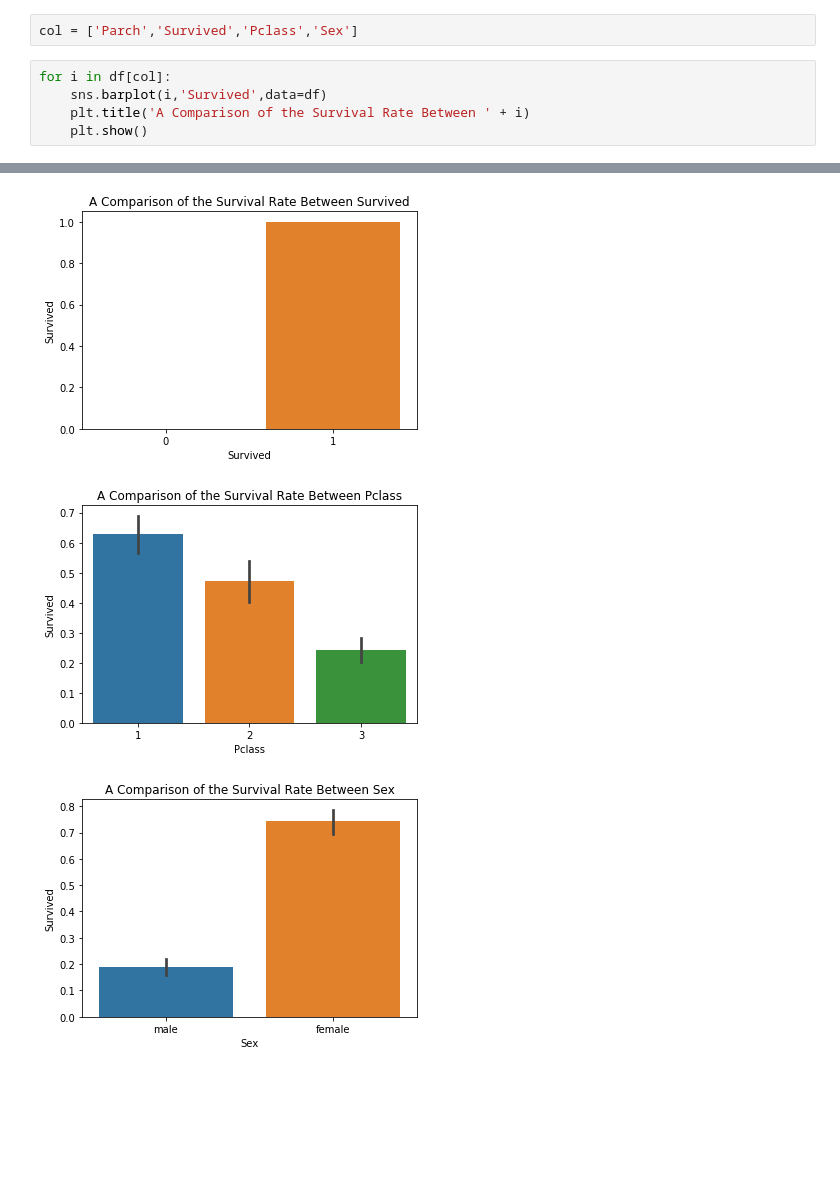
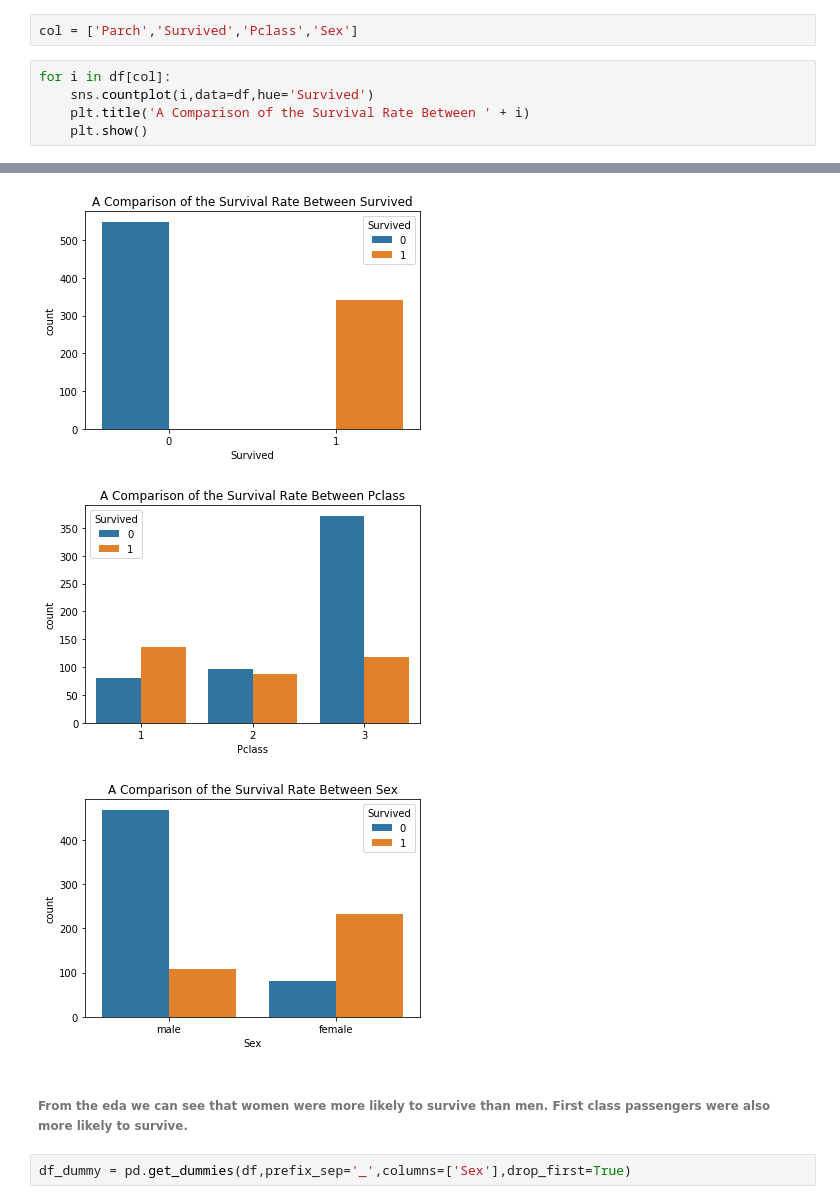
Before and after one commit to LordeUnicorn/logistic_regression, a Jupyter notebook: logistic.ipynb, the cells around one changed output, grey strips where cells are left out. Saved outputs shown, nothing was run; the diff lists cells and outputs as text; blank space fills up the shorter version.

```diff
--- a/logistic.ipynb
+++ b/logistic.ipynb
@@ -58,7 +80,7 @@ memory usage: 62.6+ KB
 col = ['Parch','Survived','Pclass','Sex']
 # %%
 for i in df[col]:
-    sns.barplot(i,'Survived',data=df)
+    sns.countplot(i,data=df,hue='Survived')
     plt.title('A Comparison of the Survival Rate Between ' + i)
     plt.show()
 # %% [output]
@@ -66,4 +88,8 @@ for i in df[col]:
-[figure, old version]
+[figure, new version]
-[figure, old version]
+[figure, new version]
-[figure, old version]
+[figure, new version]
+# %% [markdown]
+###### From the eda we can see that women were more likely to survive than men. First class passengers were also more likely to survive.
+# %%
+df_dummy = pd.get_dummies(df,prefix_sep='_',columns=['Sex'],drop_first=True)
 # %%
```
Also changed, not shown: parts of 18 cells of this notebook.
